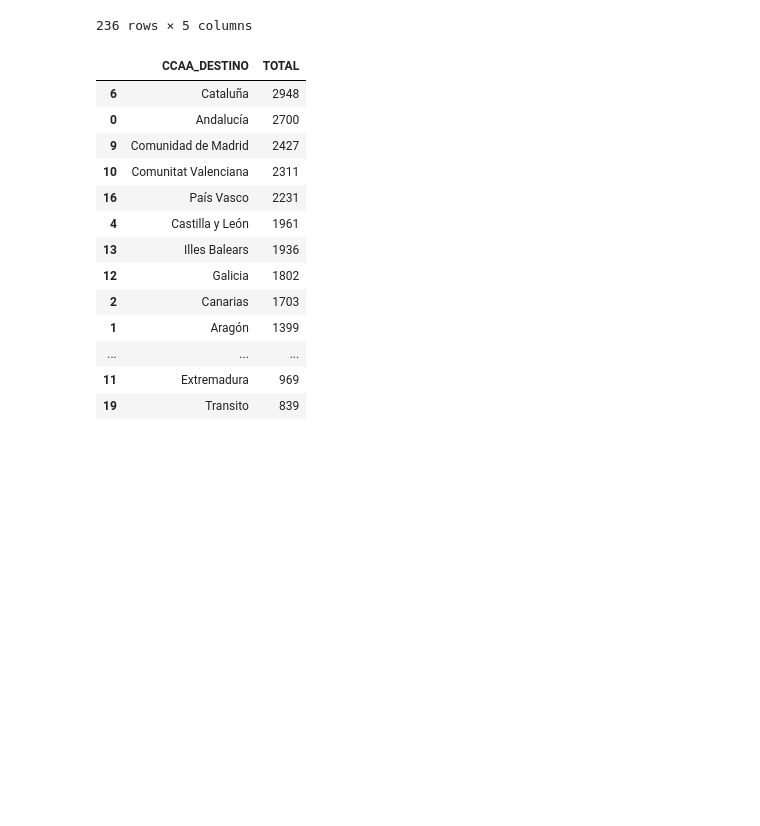
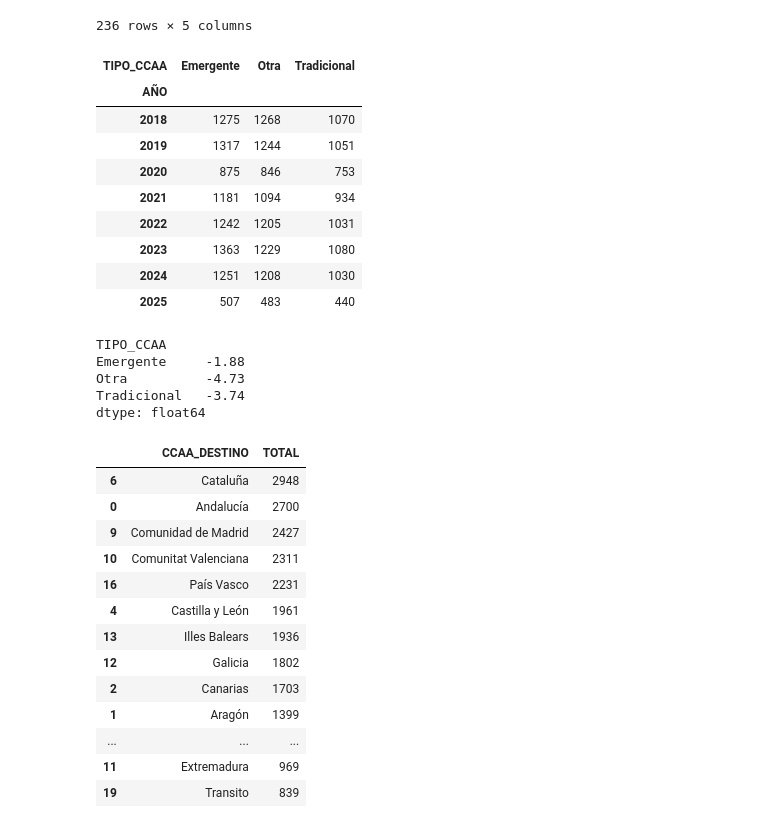
Before and after one commit to lorenabao/ETL_Turismo, a Jupyter notebook: 02_Transform.ipynb, the cells around one changed output. Saved outputs shown, nothing was run; the diff lists cells and outputs as text; code cells hidden in the pictures; blank space fills up the shorter version.

```diff
--- a/02_Transform.ipynb
+++ b/02_Transform.ipynb
@@ -116,0 +120,37 @@ visitantes_ccaa.sort_values(by="TOTAL", ascending=False)
+# %%
+turistas = visitantes_ccaa[(visitantes_ccaa["TIPO_VISITANTE_GROUP"] == "Turista")]
+turistas_resumen = (
+    turistas.groupby(["AÑO", "TIPO_CCAA"])["TOTAL"]
+    .sum()
+    .reset_index()
+)
+
+turistas_pivot = turistas_resumen.pivot(
+    index="AÑO",
+    columns="TIPO_CCAA",
+    values="TOTAL"
+)
+
+turistas_pivot
+# %% [output]
+| TIPO_CCAA | Emergente | Otra | Tradicional |
+| AÑO |  |  |  |
+| 2018 | 1275 | 1268 | 1070 |
+| 2019 | 1317 | 1244 | 1051 |
+| 2020 | 875 | 846 | 753 |
+| 2021 | 1181 | 1094 | 934 |
+| 2022 | 1242 | 1205 | 1031 |
+| 2023 | 1363 | 1229 | 1080 |
+| 2024 | 1251 | 1208 | 1030 |
+| 2025 | 507 | 483 | 440 |
+# %%
+crecimiento_abs = turistas_pivot.loc[2024] - turistas_pivot.loc[2018]
+crecimiento_porcentaje = ((crecimiento_abs / turistas_pivot.loc[2018]) * 100).round(2)
+
+crecimiento_porcentaje
+# %% [output]
+TIPO_CCAA
+Emergente     -1.88
+Otra          -4.73
+Tradicional   -3.74
+dtype: float64
```
Also changed, not shown: parts of 5 cells of this notebook, 2 other files.
